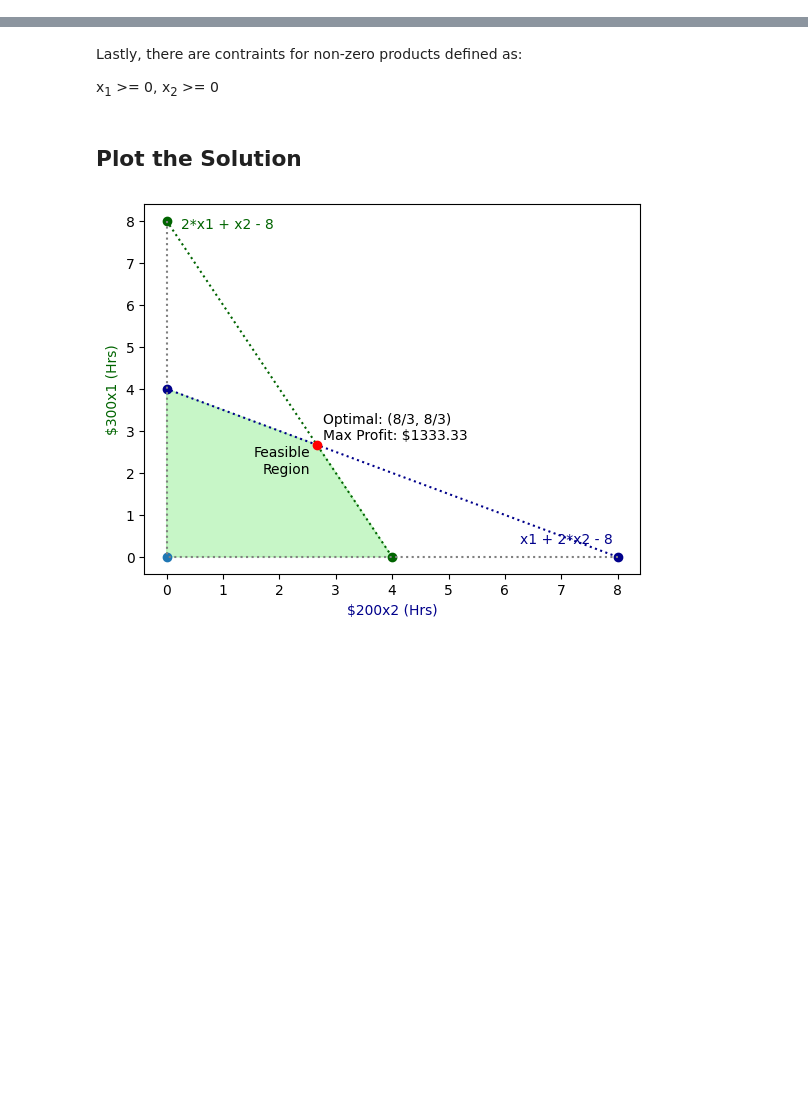
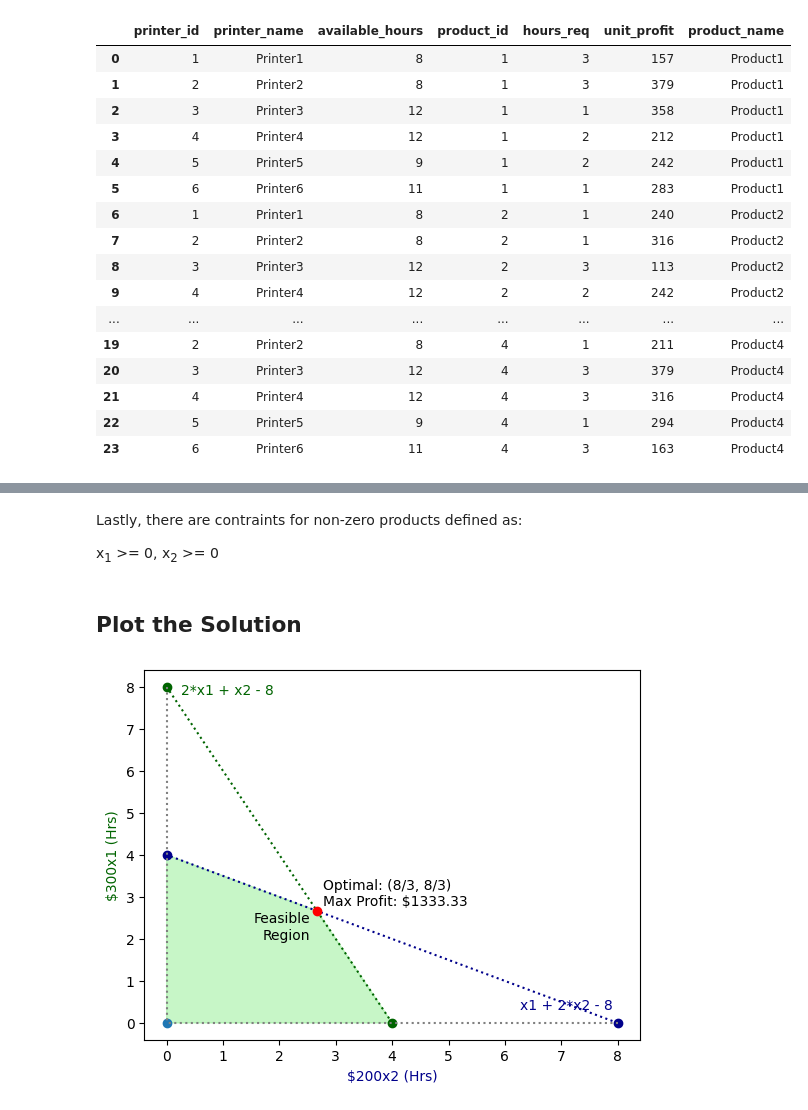
Before and after one commit to jbonfardeci/linear-programming, a Jupyter notebook: Visually-Solving-Linear-Optimization-4D.ipynb, the cells around one changed output, grey strips where cells are left out. Drawn from its saved outputs; the diff is of its cells as text; code cells hidden in the pictures; blank space fills up the shorter version.

```diff
--- a/Visually-Solving-Linear-Optimization-4D.ipynb
+++ b/Visually-Solving-Linear-Optimization-4D.ipynb
@@ -54,0 +72,22 @@ display(printer_product_table)
+# %%
+dataset = pd.merge(printer_table, printer_product_table, on=['printer_id'], how='inner')
+dataset = pd.merge(dataset, product_table, on=['product_id'], how='inner')
+display(dataset)
+# %% [output]
+|  | printer_id | printer_name | available_hours | product_id | hours_req | unit_profit | product_name |
+| 0 | 1 | Printer1 | 8 | 1 | 3 | 157 | Product1 |
+| 1 | 2 | Printer2 | 8 | 1 | 3 | 379 | Product1 |
+| 2 | 3 | Printer3 | 12 | 1 | 1 | 358 | Product1 |
+| 3 | 4 | Printer4 | 12 | 1 | 2 | 212 | Product1 |
+| 4 | 5 | Printer5 | 9 | 1 | 2 | 242 | Product1 |
+| 5 | 6 | Printer6 | 11 | 1 | 1 | 283 | Product1 |
+| 6 | 1 | Printer1 | 8 | 2 | 1 | 240 | Product2 |
+| 7 | 2 | Printer2 | 8 | 2 | 1 | 316 | Product2 |
+| 8 | 3 | Printer3 | 12 | 2 | 3 | 113 | Product2 |
+| 9 | 4 | Printer4 | 12 | 2 | 2 | 242 | Product2 |
+| ... | ... | ... | ... | ... | ... | ... | ... |
+| 19 | 2 | Printer2 | 8 | 4 | 1 | 211 | Product4 |
+| 20 | 3 | Printer3 | 12 | 4 | 3 | 379 | Product4 |
+| 21 | 4 | Printer4 | 12 | 4 | 3 | 316 | Product4 |
+| 22 | 5 | Printer5 | 9 | 4 | 1 | 294 | Product4 |
+| 23 | 6 | Printer6 | 11 | 4 | 3 | 163 | Product4 |
```
Also changed, not shown: parts of 18 cells of this notebook, 1 other file.
